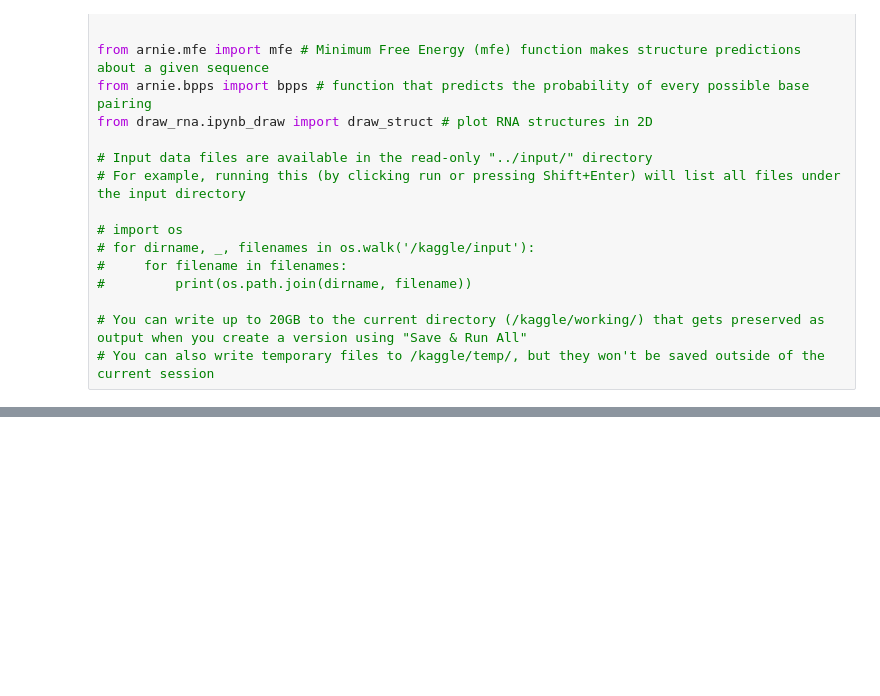
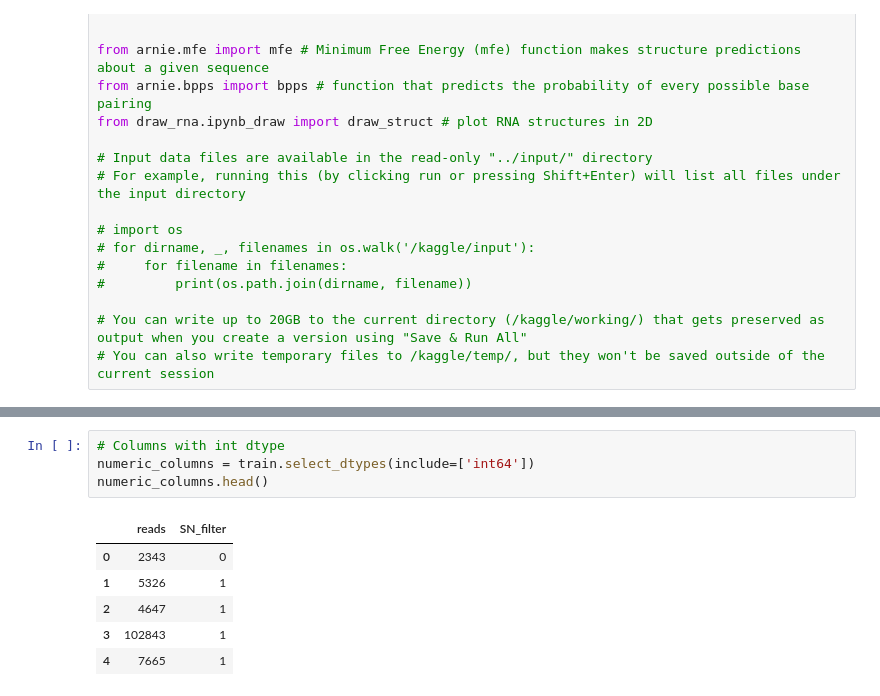
Before and after one commit to SmogJ/Kaggle-Competition----Stanford-Ribonanza-RNA-Folding, a Jupyter notebook: 1st-ribo-note.ipynb, the cells around one changed output, grey strips where cells are left out. Cells and saved outputs as stored; diff of their text form; blank space fills up the shorter version.

```diff
--- a/1st-ribo-note.ipynb
+++ b/1st-ribo-note.ipynb
@@ -52,0 +120,11 @@ from draw_rna.ipynb_draw import draw_struct # plot RNA structures in 2D
+# %%
+# Columns with int dtype
+numeric_columns = train.select_dtypes(include=['int64'])
+numeric_columns.head()
+# %% [output]
+|  | reads | SN_filter |
+| 0 | 2343 | 0 |
+| 1 | 5326 | 1 |
+| 2 | 4647 | 1 |
+| 3 | 102843 | 1 |
+| 4 | 7665 | 1 |
```
Also changed, not shown: parts of 17 cells of this notebook.
